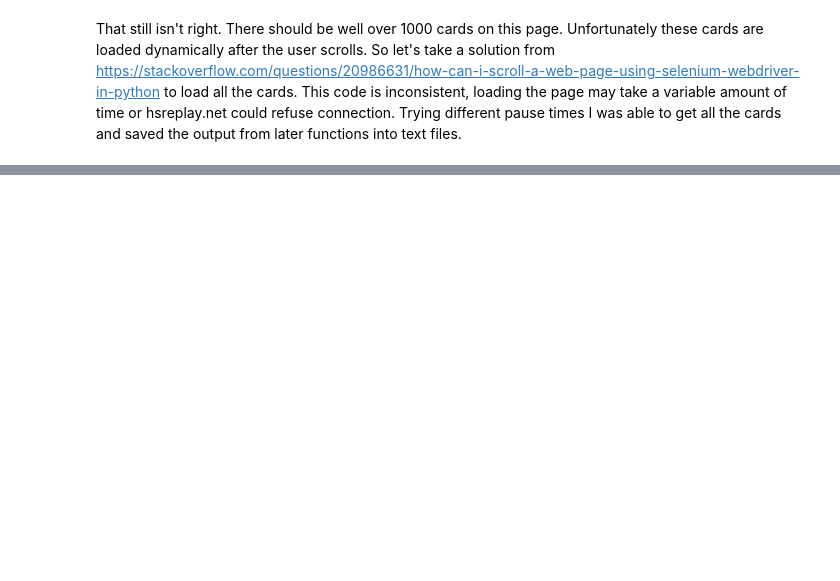
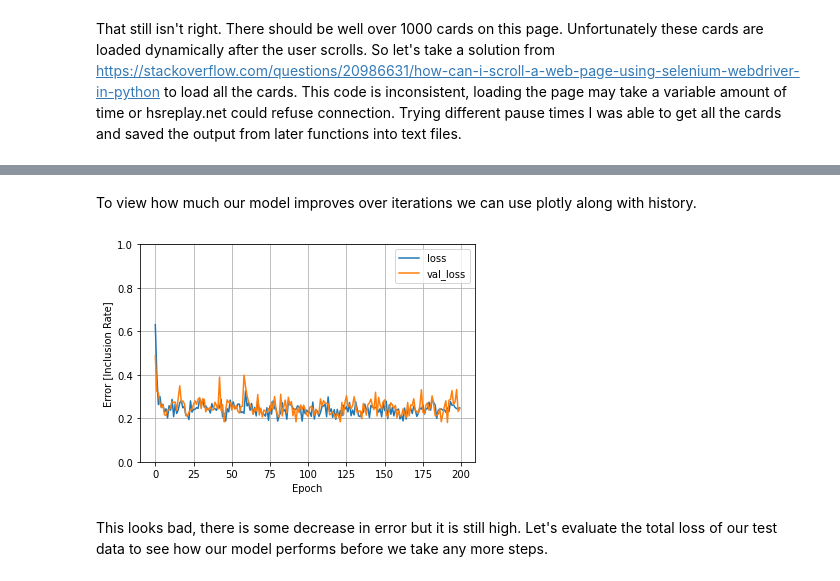
Before and after one commit to jaspermwilson/Hearthstone_Card_Regression, a Jupyter notebook: JW_Hearthstone_Card_Regression.ipynb, the cells around one changed output, grey strips where cells are left out. Cells and saved outputs as stored; diff of their text form; code cells hidden in the pictures; blank space fills up the shorter version.

Commit message:
finished single layer analysis

```diff
--- a/JW_Hearthstone_Card_Regression.ipynb
+++ b/JW_Hearthstone_Card_Regression.ipynb
@@ -292,0 +374,6 @@ def scroll_down(self):
+# %%
+train_data = dummyDf.sample(frac=0.8, random_state=0)
+test_data = dummyDf.drop(train_data.index)
+
+train_labels = train_data.pop('Inclusion Rate')
+test_labels = test_data.pop('Inclusion Rate')
@@ -292,0 +382,3 @@ def scroll_down(self):
+# %%
+normalizer = tf.keras.layers.Normalization(axis=-1)
+normalizer.adapt(np.array(train_data))
@@ -292,0 +393,9 @@ def scroll_down(self):
+# %%
+linear_model = tf.keras.Sequential([
+    normalizer,
+    layers.Dense(units=1)
+])
+
+linear_model.compile(
+    optimizer=tf.optimizers.Adam(learning_rate=0.05),
+    loss='mean_absolute_error')
@@ -292,0 +404,8 @@ def scroll_down(self):
+# %%
+%%time
+history = linear_model.fit(
+    train_data,
+    train_labels,
+    epochs=200,
+    verbose=0,
+    validation_split = 0.2)
@@ -292,0 +415,17 @@ def scroll_down(self):
+# %% [markdown]
+To view how much our model improves over iterations we can use plotly along with history.
+# %%
+def plot_loss(history):
+  plt.plot(history.history['loss'], label='loss')
+  plt.plot(history.history['val_loss'], label='val_loss')
+  plt.ylim([0, 1])
+  plt.xlabel('Epoch')
+  plt.ylabel('Error [Inclusion Rate]')
+  plt.legend()
+  plt.grid(True)
+
+plot_loss(history)
+# %% [output]
+[figure, added]
+# %% [markdown]
+This looks bad, there is some decrease in error but it is still high. Let's evaluate the total loss of our test data to see how our model performs before we take any more steps.
```
Also changed, not shown: parts of 59 cells of this notebook.
